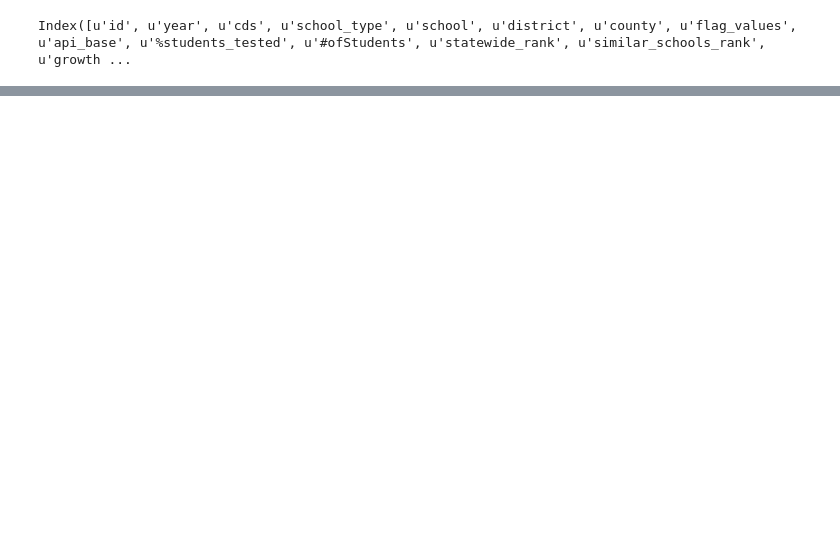
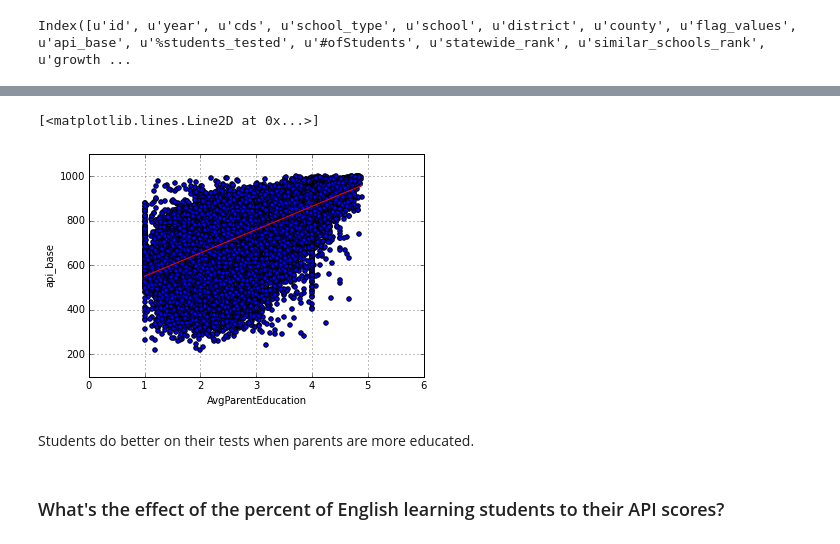
Before and after one commit to ttglennhall/SD_data_contest_education_3-10, a Jupyter notebook: education_dataAnalysis_2015.ipynb, the cells around one changed output, grey strips where cells are left out. Saved outputs shown, nothing was run; the diff lists cells and outputs as text; code cells hidden in the pictures; blank space fills up the shorter version.

Commit message:
final data analysis, did not complete everythin

```diff
--- a/education_dataAnalysis_2015.ipynb
+++ b/education_dataAnalysis_2015.ipynb
@@ -192,0 +196,9 @@ api.plot(x='%EL', y='EL_API', kind='scatter')
+# %%
+# Let's fit a linear model to our data
+y = api_plot['api_base']  # response
+X = api_plot['AvgParentEducation']  # predictor
+X = sm.add_constant(X)  # Add a constant term to the predictor
+# The actual fitting happens here
+est = sm.OLS(y, X)
+est = est.fit()
+est.summary()
@@ -192,0 +222,13 @@ api.plot(x='%EL', y='EL_API', kind='scatter')
+# %%
+# Let's plot the regression line on top of the data
+x_ = np.array([X.min(), X.max()])
+y_ = est.predict(x_)
+api_plot.plot(x='AvgParentEducation', y='api_base', kind='scatter')
+plt.plot(x_[:, 1], y_, 'r-')
+# %% [output]
+[<matplotlib.lines.Line2D at 0x...>]
+[figure, added]
+# %% [markdown]
+Students do better on their tests when parents are more educated.
+# %% [markdown]
+### What's the effect of the percent of English learning students to their API scores?
```
Also changed, not shown: parts of 144 cells of this notebook.
